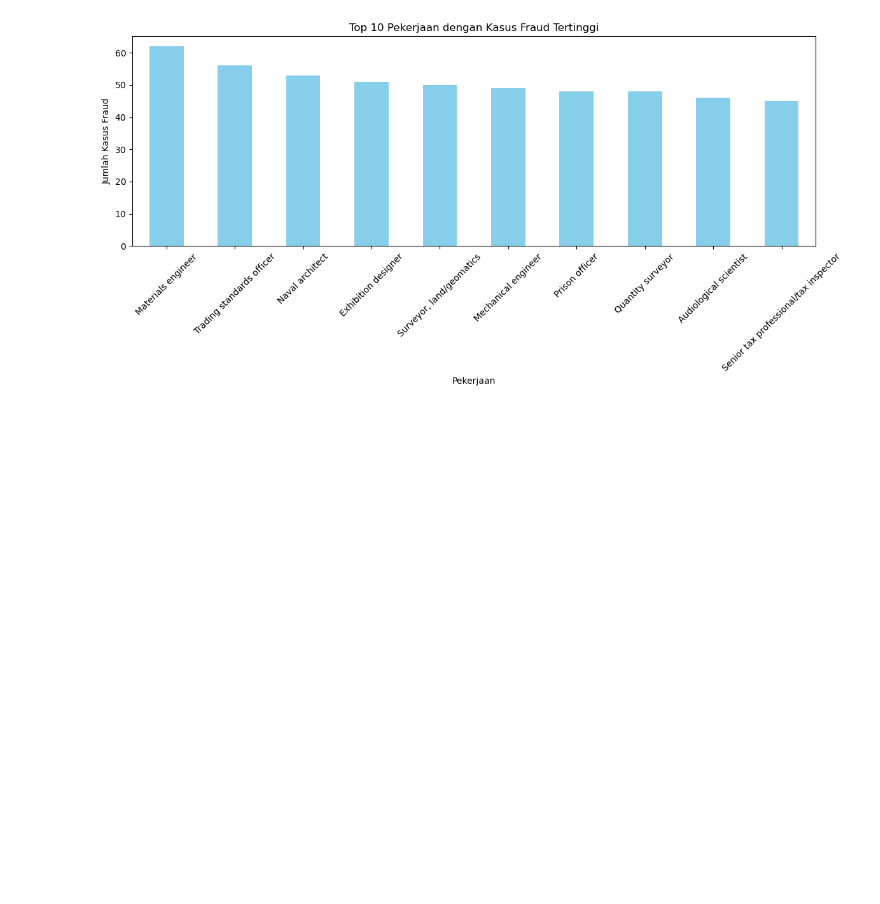
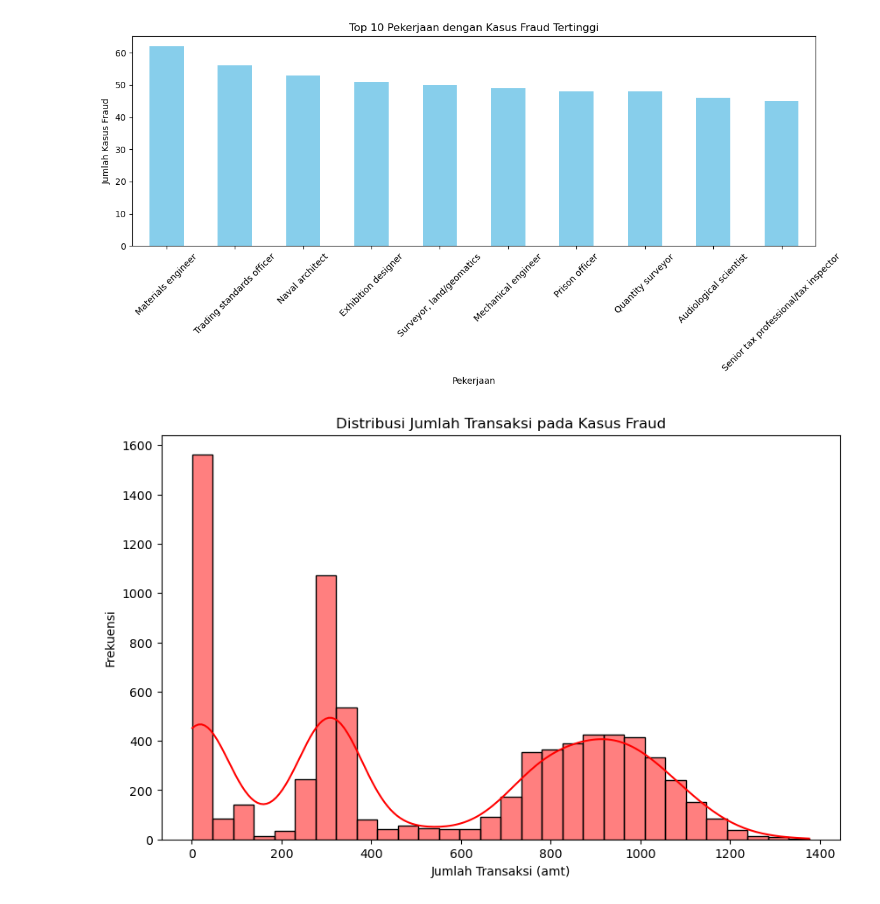
Before and after one commit to FTDS-assignment-bay/p2-final-project-ftds-025-hck-group-001, a Jupyter notebook: EDA.ipynb, the cells around one changed output. Saved outputs shown, nothing was run; the diff lists cells and outputs as text; code cells hidden in the pictures; blank space fills up the shorter version.

```diff
--- a/EDA.ipynb
+++ b/EDA.ipynb
@@ -462,3 +462,16 @@ plt.tight_layout()
 plt.show()
 # %% [output]
 [figure]
+# %%
+# Filter data dengan fraud == 1
+fraud_amt = df[df['is_fraud'] == 1]['amt']
+
+# Plot histogram untuk melihat distribusi jumlah transaksi
+plt.figure(figsize=(10, 6))
+sns.histplot(fraud_amt, bins=30, kde=True, color='red')
+plt.title('Distribusi Jumlah Transaksi pada Kasus Fraud')
+plt.xlabel('Jumlah Transaksi (amt)')
+plt.ylabel('Frekuensi')
+plt.show()
+# %% [output]
+[figure, added]
```
